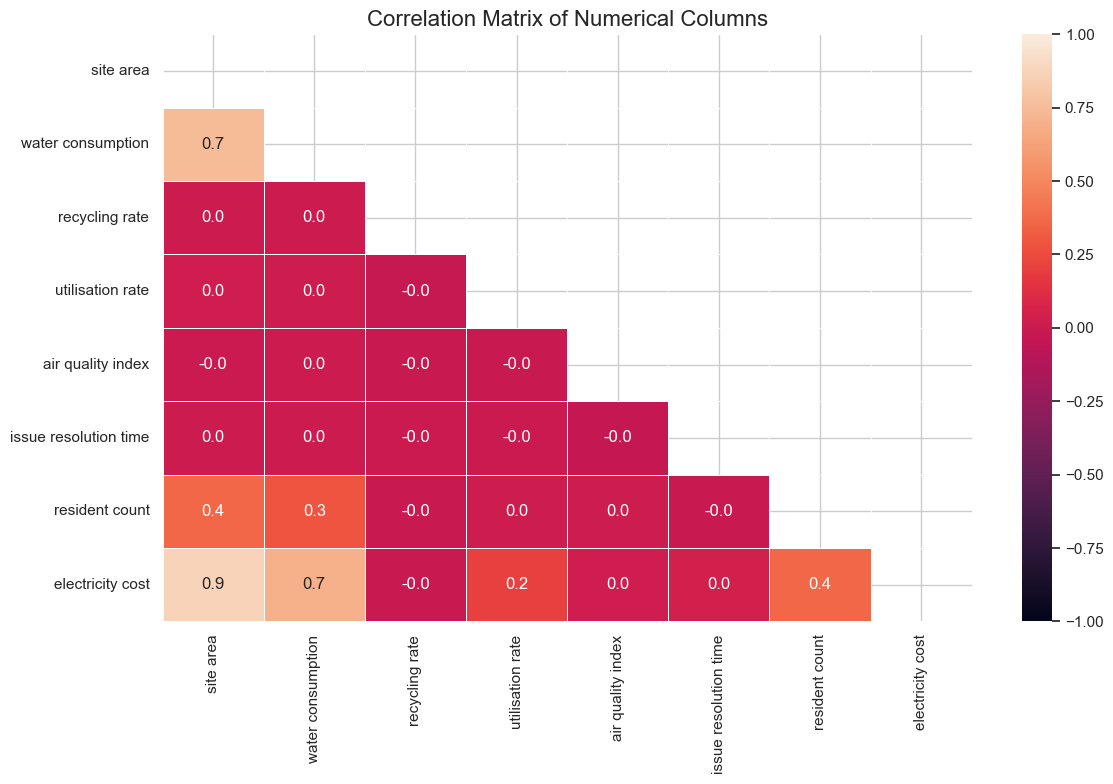
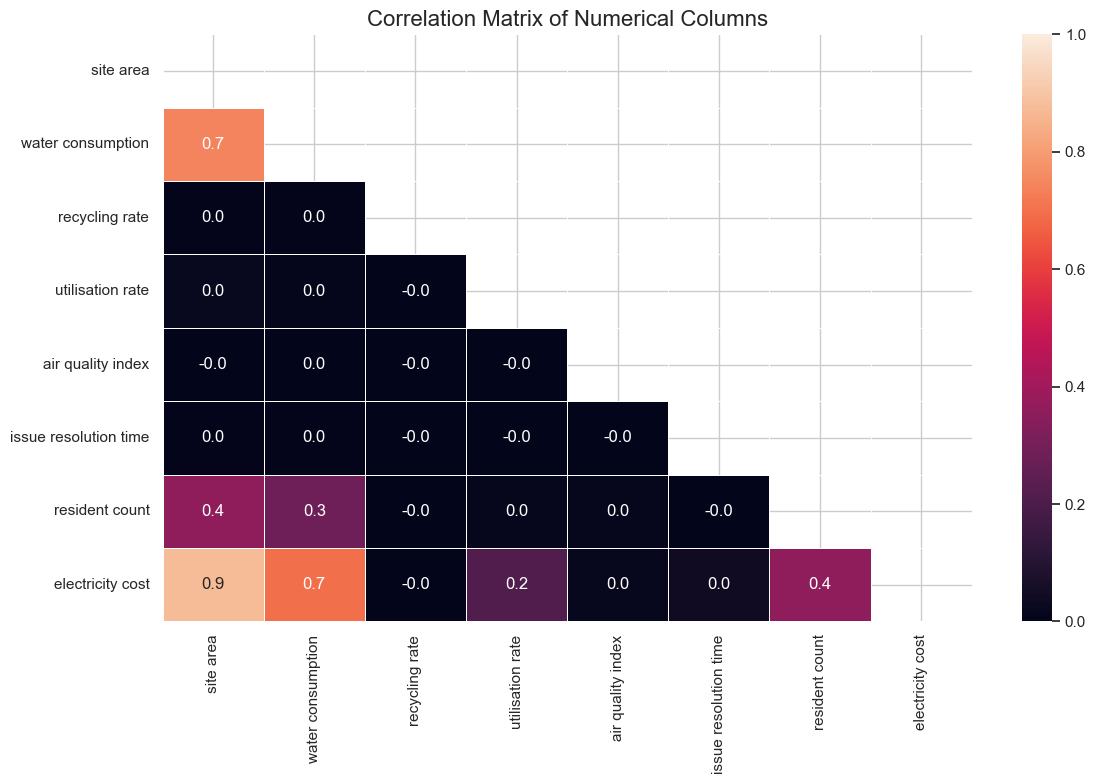
The change to this notebook cell's code, shown as a diff; its figure went from the first image to the second:
--- before
+++ after
@@ -3,5 +3,5 @@
 
 plt.figure(figsize=(12, 8))
-sns.heatmap(corr_matrix, mask=mask, annot=True, fmt='.1f', linewidths=0.5, vmin=-1, vmax=1, xticklabels=num_cols, yticklabels=num_cols)
+sns.heatmap(corr_matrix, mask=mask, annot=True, fmt='.1f', linewidths=0.5, vmin=0, vmax=1, xticklabels=num_cols, yticklabels=num_cols)
 plt.title('Correlation Matrix of Numerical Columns', fontsize=16)
 plt.tight_layout()

Commit: Implement code changes to enhance functionality and improve performance